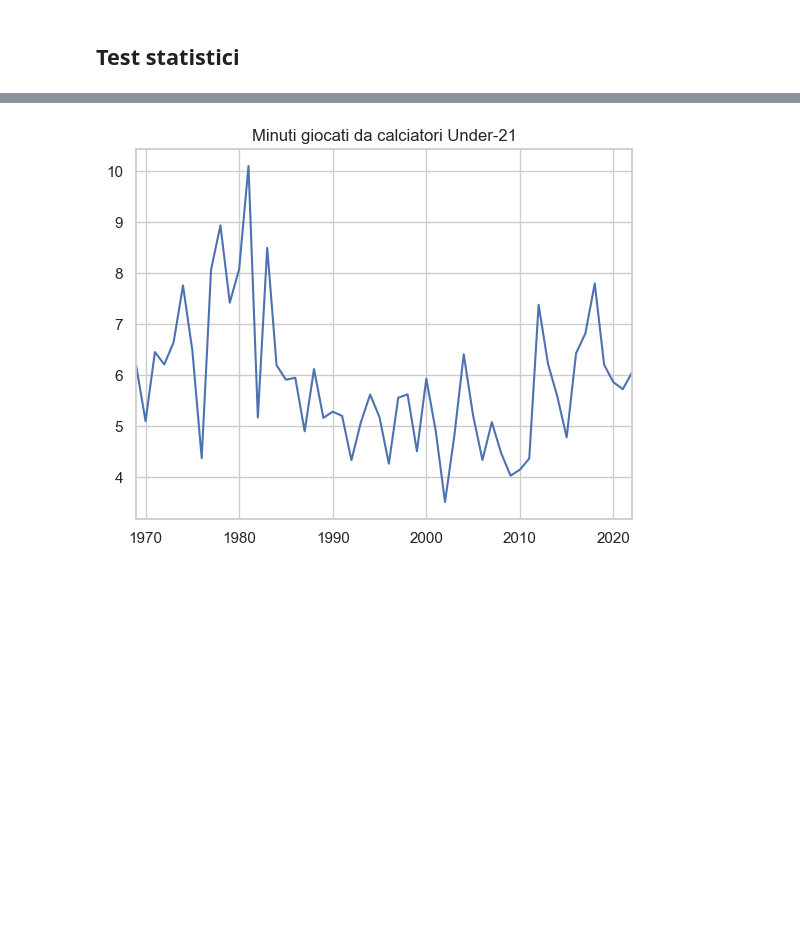
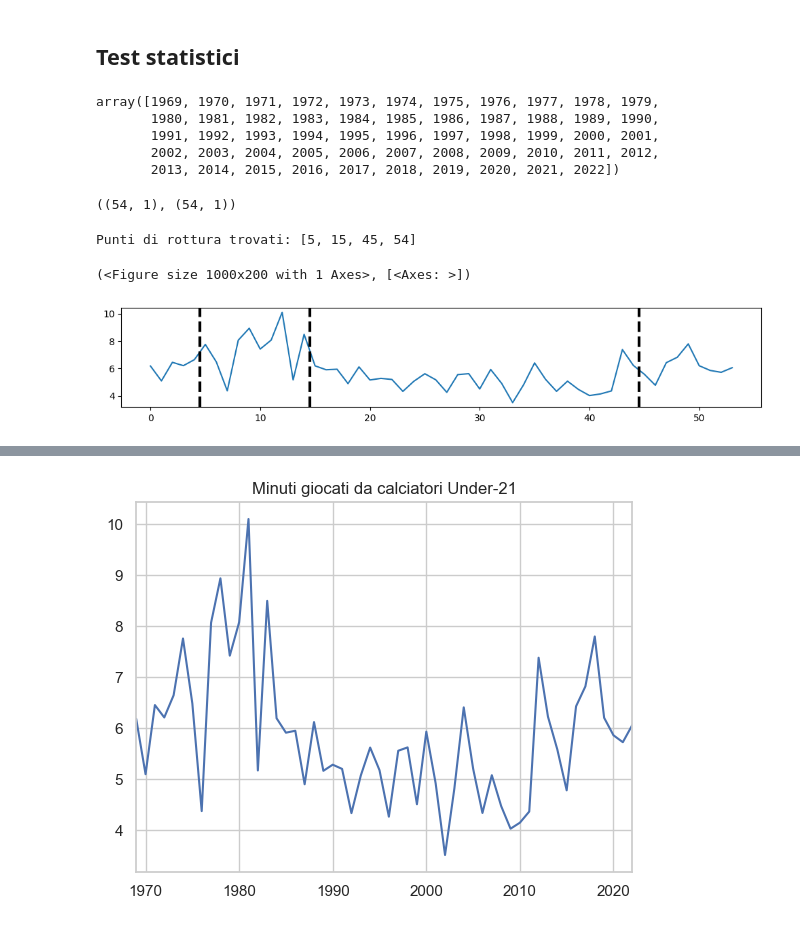
Before and after one commit to frapic98/Minutes-played-by-under-21-players-in-Serie-a, a Jupyter notebook: scraping.ipynb, the cells around one changed output, grey strips where cells are left out. Cells and saved outputs as stored; diff of their text form; code cells hidden in the pictures; blank space fills up the shorter version.

Commit message:
Work on change point detection with ruptures

```diff
--- a/scraping.ipynb
+++ b/scraping.ipynb
@@ -171,0 +164,34 @@ Name: Minuti giocati normalizzati FIX, dtype: float64
+# %%
+mins_played["Minuti giocati normalizzati FIX"].index.year.values
+# %% [output]
+array([1969, 1970, 1971, 1972, 1973, 1974, 1975, 1976, 1977, 1978, 1979,
+       1980, 1981, 1982, 1983, 1984, 1985, 1986, 1987, 1988, 1989, 1990,
+       1991, 1992, 1993, 1994, 1995, 1996, 1997, 1998, 1999, 2000, 2001,
+       2002, 2003, 2004, 2005, 2006, 2007, 2008, 2009, 2010, 2011, 2012,
+       2013, 2014, 2015, 2016, 2017, 2018, 2019, 2020, 2021, 2022])
+# %%
+#create a 2 shape array with index and values of mins_played
+impressions = mins_played["Minuti giocati normalizzati FIX"].values.reshape(-1, 1)
+index = mins_played["Minuti giocati normalizzati FIX"].index.year.values.reshape(-1, 1)
+impressions.shape, index.shape
+
+#create a 2 shape array with index and impressions
+# %% [output]
+((54, 1), (54, 1))
+# %%
+# Crea un punto di rottura con il modello "l1" (changepoint detection basato sulla somma delle differenze)
+model = "l1"
+
+# Esegui il rilevamento dei cambiamenti senza specificare il numero di punti di rottura
+algo = rpt.Dynp(model=model, min_size=1).fit(impressions)
+result = algo.predict(n_bkps=3)
+
+# Stampa i punti di rottura trovati
+print("Punti di rottura trovati:", result)
+
+# Puoi visualizzare i punti di rottura sul grafico
+rpt.display(impressions,[], result)
+# %% [output]
+Punti di rottura trovati: [5, 15, 45, 54]
+(<Figure size 1000x200 with 1 Axes>, [<Axes: >])
+[figure, added]
```
Also changed, not shown: parts of 7 cells of this notebook, 1 other file.
